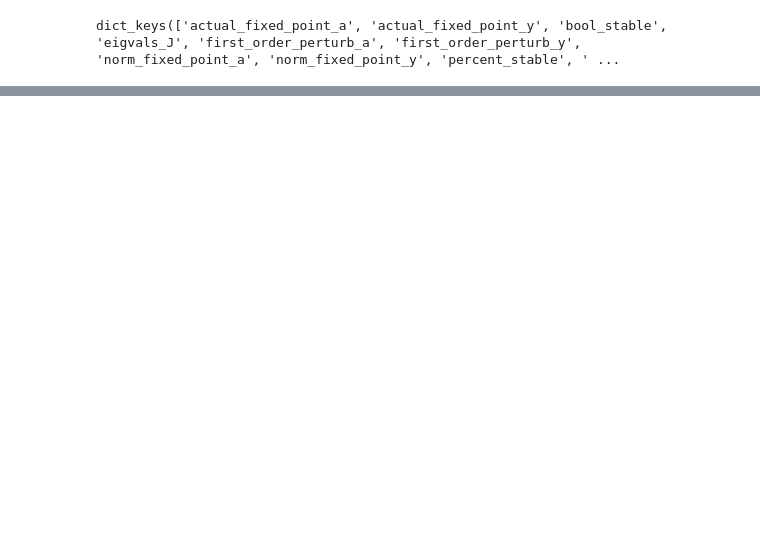
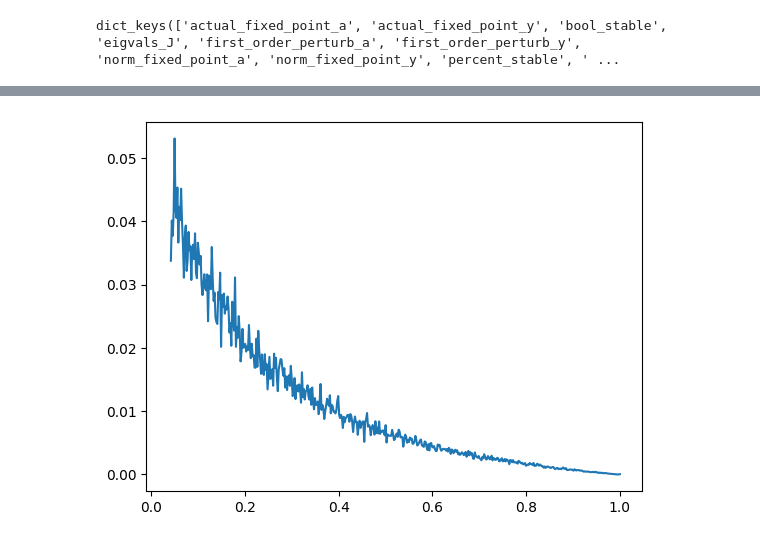
Before and after one commit to shivangrawat/perturbed_organics, a Jupyter notebook: examples/plot_lines.ipynb, the cells around one changed output, grey strips where cells are left out. Cells and saved outputs as stored; diff of their text form; code cells hidden in the pictures; blank space fills up the shorter version.

```diff
--- a/examples/plot_lines.ipynb
+++ b/examples/plot_lines.ipynb
@@ -78,0 +118,6 @@ num_of_nans = {}
+# %%
+plt.plot(input_range, y_val_std[0, :])
+# save input_range and y_val_std[0, :] to a two column txt file
+np.savetxt(f'{input_type}_input_std.txt', np.vstack((input_range, y_val_std[0, :])).T)
+# %% [output]
+[figure, added]
```
Also changed, not shown: parts of 11 cells of this notebook.
